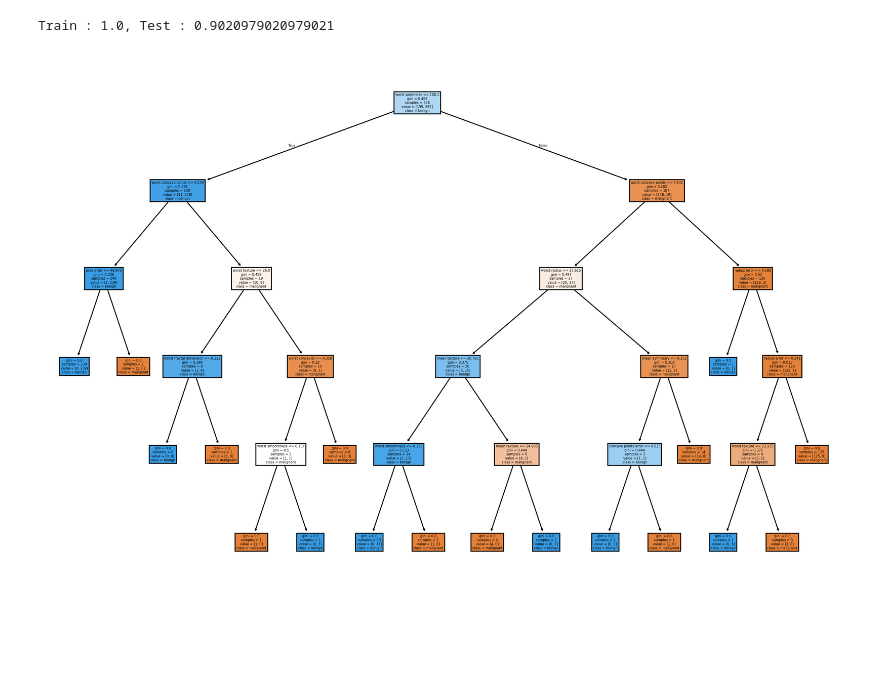
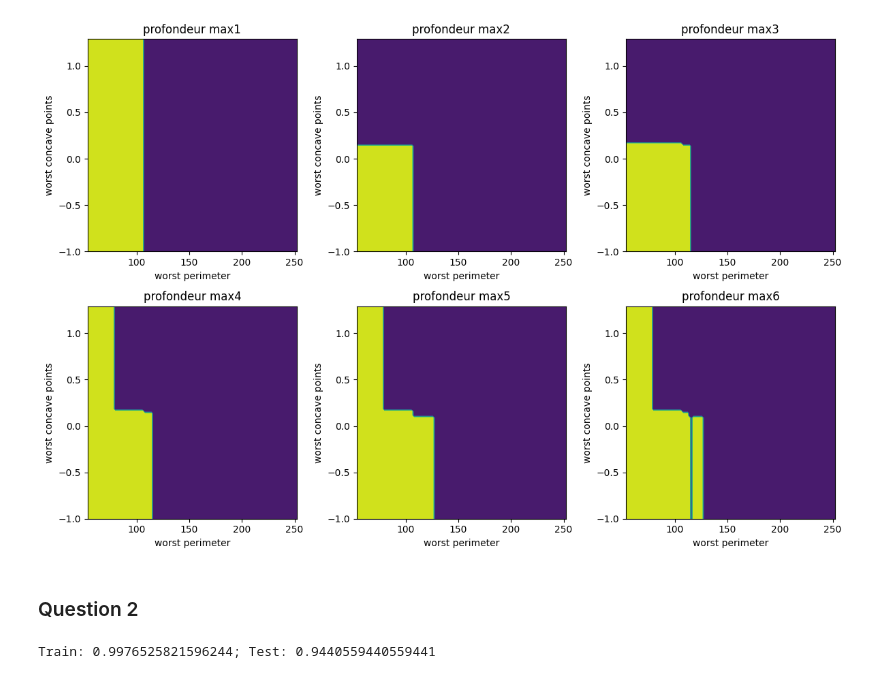
Before and after one commit to Thoprr/MLforDS, a Jupyter notebook: Exo/exo_3.ipynb, the cells around one changed output. Drawn from its saved outputs; the diff is of its cells as text; code cells hidden in the pictures; blank space fills up the shorter version.

```diff
--- a/Exo/exo_3.ipynb
+++ b/Exo/exo_3.ipynb
@@ -2,0 +3,15 @@
+# %%
+# Part 1 :Train the model sklearn.tree.DecisionTreeClassifier with random_state=0 and compute the scores on the training and test sets.
+from sklearn.model_selection import train_test_split
+from sklearn.tree import DecisionTreeClassifier
+from sklearn.datasets import load_breast_cancer
+
+cancer = load_breast_cancer()
+X, y = cancer.data, cancer.target
+
+X_train, X_test, y_train, y_test = train_test_split(X, y, random_state = 0)
+
+clf = DecisionTreeClassifier(random_state = 0)
+clf.fit(X_train, y_train)
+
+print("Train: {}; Test: {}".format(clf.score(X_train, y_train), clf.score(X_test, y_test)))
@@ -2,0 +113,10 @@
+# %%
+from sklearn.inspection import DecisionBoundaryDisplay
+X_train, X_test, y_train, y_test = train_test_split(
+    cancer.data[:, [22,27]], cancer.target, random_state = 0, stratify = cancer.target
+)
+
+clf = DecisionTreeClassifier(random_state= 0, max_depth= 6)
+clf.fit(X_train, y_train)
+plt.figure(figsize=(20,30))
+plot_tree(clf, filled=True, feature_names=cancer.feature_names[[22,27]])
@@ -3,24 +149,30 @@
+# %%
+fig, sub = plt.subplots(2, 3, figsize = (12,8))
+D = range(1,7)
+for d, ax in zip(D, sub.flatten()) :
+    clf = DecisionTreeClassifier(random_state= 0, max_depth= d)
+    clf.fit(X_train, y_train)
+    DecisionBoundaryDisplay.from_estimator(clf, X_train, response_method="predict",
+                                                xlabel = cancer.feature_names[22],
+                                                ylabel = cancer.feature_names[27],
+                                                ax = ax)
+    ax.set_title('profondeur max' + str(d))
+plt.tight_layout()
+plt.show()
+# %% [output]
+[figure, added]
+# %% [markdown]
+### Question 2
 # %%
 from sklearn.datasets import load_breast_cancer
-from sklearn.model_selection import StratifiedShuffleSplit
-from sklearn.tree import DecisionTreeClassifier, plot_tree
-import matplotlib.pyplot as plt
+from sklearn.model_selection import train_test_split
+from sklearn.ensemble import RandomForestClassifier
 
-# Chargement des données
 cancer = load_breast_cancer()
-X_train, X_test, y_train, y_test = train_test_split(cancer.data, cancer.target, random_state=0, stratify=cancer.target)
-
-# Entraînement de l'arbre de décision
-clf = DecisionTreeClassifier(random_state=0)
+X, y = cancer.data, cancer.target
+X_train, X_test, y_train, y_test = train_test_split(X, y, random_state=0, stratify=y)
+clf = RandomForestClassifier(random_state=0)  # Default n_estimators=100
 clf.fit(X_train, y_train)
-
-# Calcul des scores
-print("Train : {}, Test : {}".format(clf.score(X_train, y_train), clf.score(X_test, y_test)))
-
-# Visualisation de l'arbre
-plt.figure(figsize=(15, 10), dpi=300) # parameters : figsize, dpi
-plot_tree(clf, filled=True, class_names=cancer.target_names, feature_names=cancer.feature_names)
-plt.show()
+print("Train: {}; Test: {}".format(clf.score(X_train, y_train), clf.score(X_test, y_test)))
 # %% [output]
-Train : 1.0, Test : 0.9020979020979021
+Train: 0.9976525821596244; Test: 0.9440559440559441
-[figure, removed]
```
Also changed, not shown: parts of 18 cells of this notebook, 4 other files.
